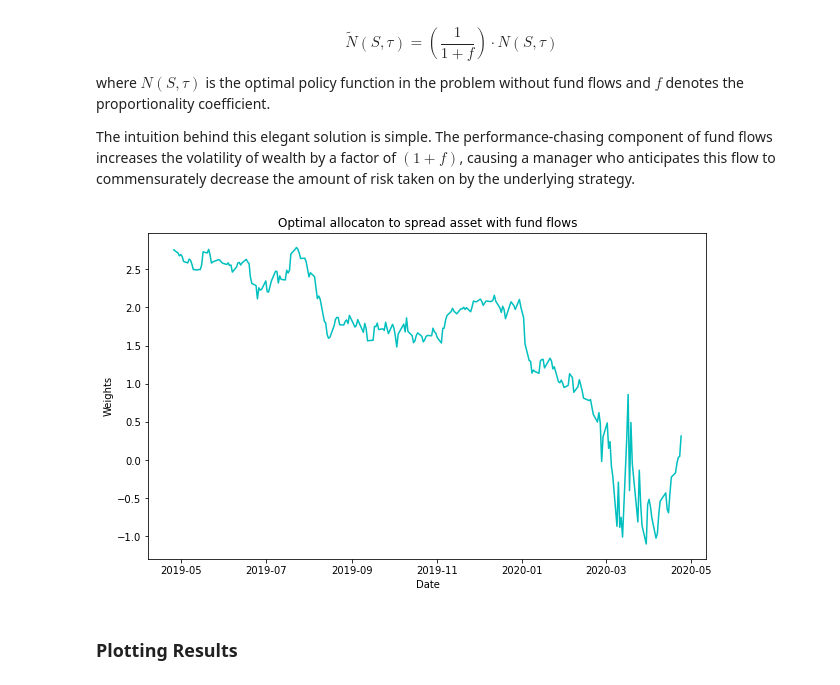
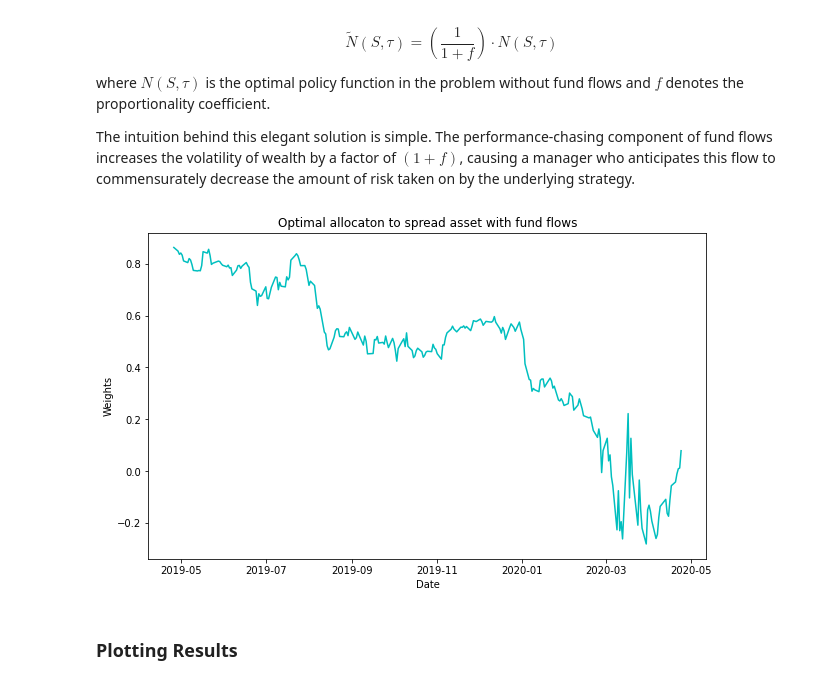
Before and after one commit to hudson-and-thames/arbitrage_research, a Jupyter notebook: Stochastic Control Approach/OU_Model_Jurek.ipynb, the cells around one changed output. Cells and saved outputs as stored; diff of their text form; code cells hidden in the pictures.

```diff
--- a/Stochastic Control Approach/OU_Model_Jurek.ipynb
+++ b/Stochastic Control Approach/OU_Model_Jurek.ipynb
@@ -143,9 +146,11 @@ $$
 The price spread is then constructed by taking a linear combination of the total return indices.
 These weights are estimated by using a co-integrating regression technique such as Engle Granger.
 # %%
+# Creating an object of the Jurek class
 sc = OUModelJurek()
 
-sc.fit(data_train_dataframe)
+# Calling the fit method on the train dataset
+sc.fit(data_train_dataframe, delta_t = 1/252)
 # %% [markdown]
 To view the estimated model parameters from training data, we can use the `describe` function in the class object.
 # %%
@@ -307,14 +336,17 @@ The intuition behind this elegant solution is simple. The performance-chasing co
 fund flows increases the volatility of wealth by a factor of $(1 + f)$, causing a manager who anticipates
 this flow to commensurately decrease the amount of risk taken on by the underlying strategy.
 # %%
+# In this example, we are considering the CRRA investor(utility_type = 2), with gamma = 2 and f = 0.05
+
+# Plotting the portfolio weights of the spread asset with fund flows
 plt.figure(figsize=(10, 6))
-plt.plot(data_test_dataframe.index, sc.optimal_portfolio_weights_fund_flows(data_test_dataframe, f=0.05, gamma=0.5, r=0.05), 'c-')
+plt.plot(data_test_dataframe.index, sc.optimal_portfolio_weights_fund_flows(data_test_dataframe, f=0.05, gamma=2), 'c-')
 plt.title("Optimal allocaton to spread asset with fund flows")
 plt.ylabel("Weights")
 plt.xlabel("Date")
 plt.show()
 # %% [output]
-[figure, old version]
+[figure, new version]
 # %% [markdown]
 ### Plotting Results
 # %% [markdown]
```
Also changed, not shown: parts of 8 cells of this notebook, 1 other file.
